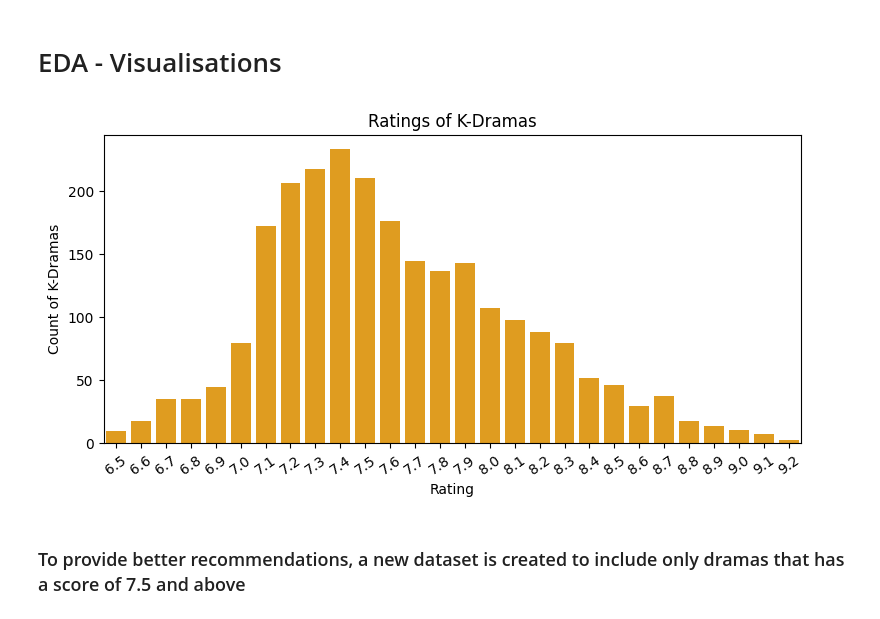
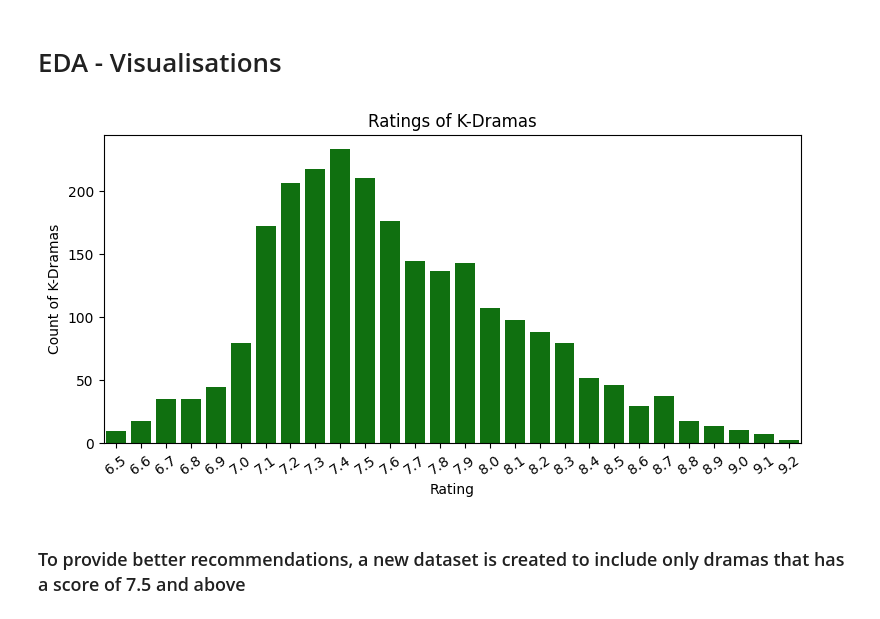
Before and after one commit to nuralyaw/K-Drama-Recommendation-System, a Jupyter notebook: kdrama_recommendation_system.ipynb, the cells around one changed output. Drawn from its saved outputs; the diff is of its cells as text; code cells hidden in the pictures.

```diff
--- a/kdrama_recommendation_system.ipynb
+++ b/kdrama_recommendation_system.ipynb
@@ -85,18 +85,18 @@ dtype: int64
 # %%
 plt.figure(figsize = (9,4)) # setting the size of the output
 
 sns.countplot( data = df,
              x = 'Score',
 
-             color = 'orange') # setting the colours
+             color ='green') # setting the colours
             #order=df['Score'].value_counts().index) # https://www.statology.org/seaborn-countplot-order/
 plt.xticks(rotation = 35)
 plt.title('Ratings of K-Dramas')
 plt.ylabel('Count of K-Dramas')
 plt.xlabel('Rating')
 plt.show()
 # %% [output]
-[figure, old version]
+[figure, new version]
 # %% [markdown]
 ### To provide better recommendations, a new dataset is created to include only dramas that has a score of 7.5 and above
 # %%
```
